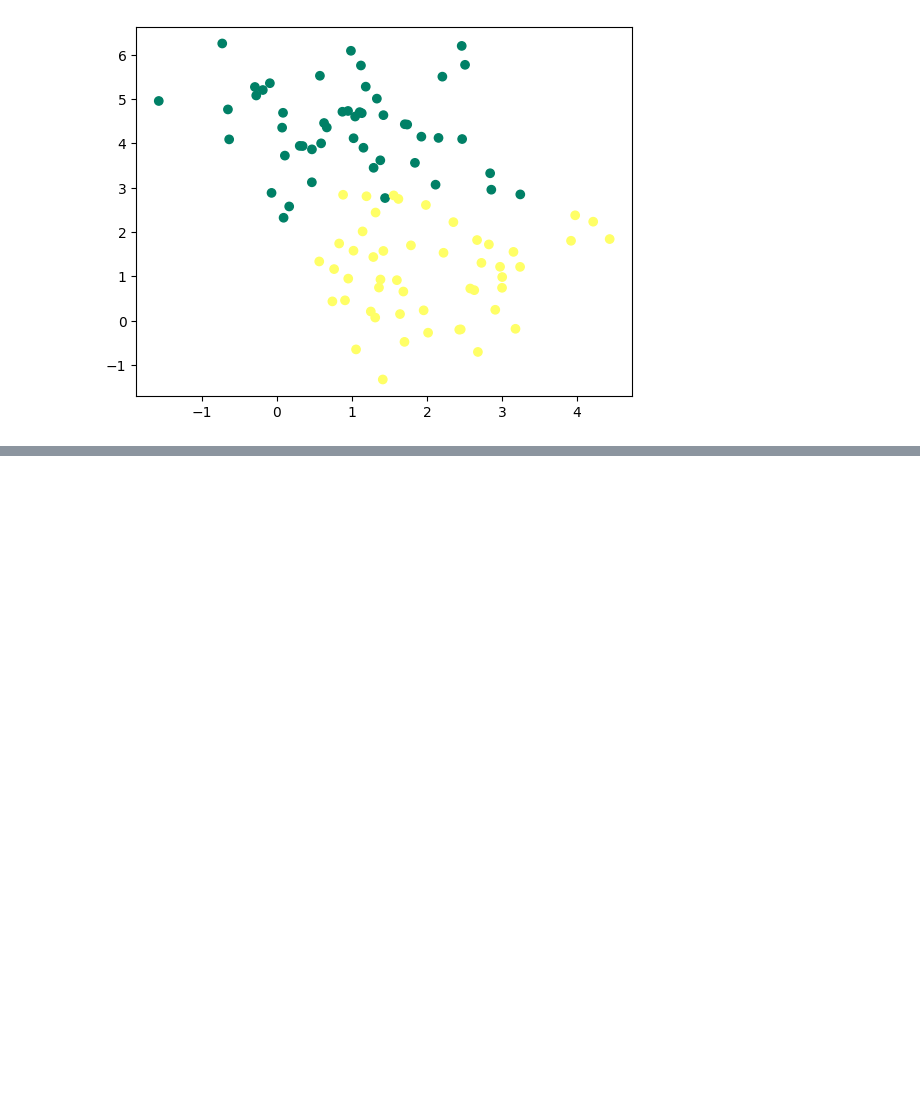
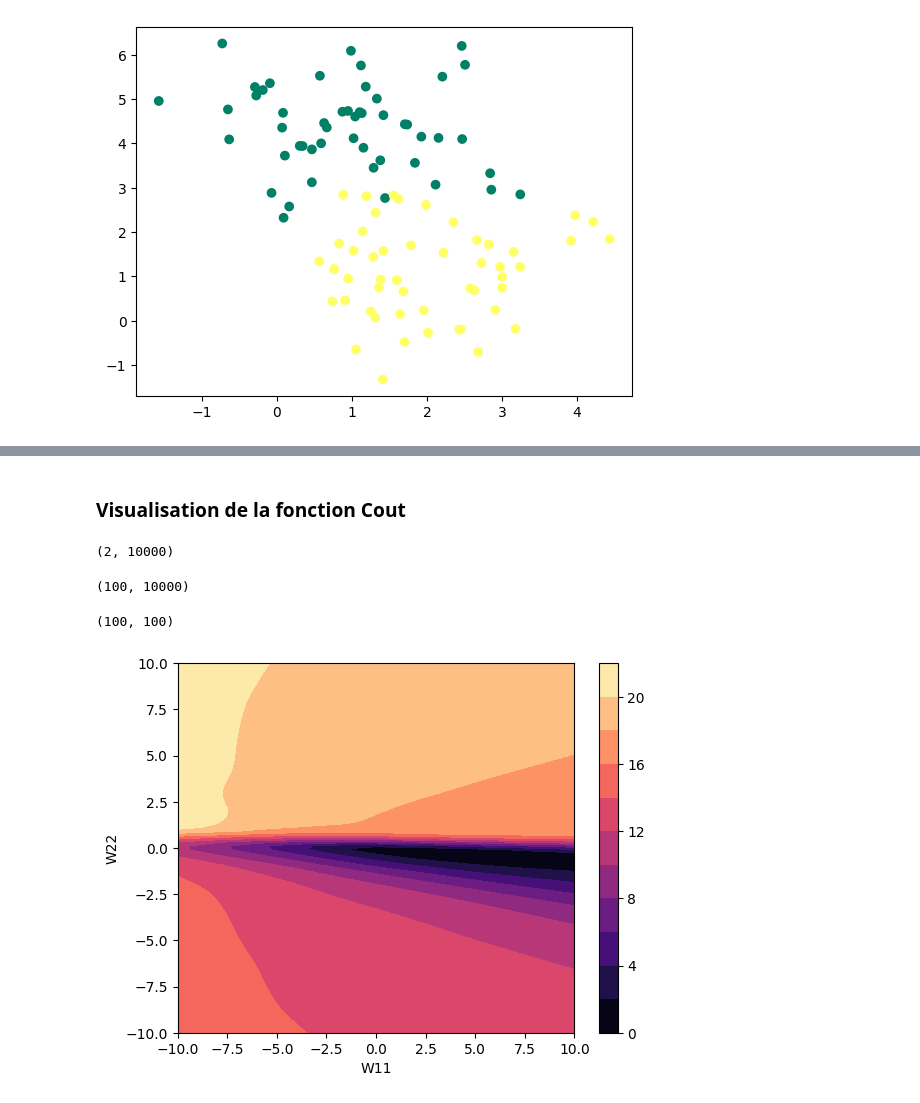
Before and after one commit to csdevignes/MachineLearniaCourse, a Jupyter notebook: Etape5_Perceptron.ipynb, the cells around one changed output, grey strips where cells are left out. Saved outputs shown, nothing was run; the diff lists cells and outputs as text; code cells hidden in the pictures; blank space fills up the shorter version.

```diff
--- a/Etape5_Perceptron.ipynb
+++ b/Etape5_Perceptron.ipynb
@@ -82,0 +220,40 @@ print(b)
+# %% [markdown]
+### Visualisation de la fonction Cout
+# %%
+lim = 10
+h = 100
+W1 = np.linspace(-lim, +lim, h)
+W2 = np.linspace(-lim, +lim, h)
+
+# On les combine dans une meshgrid qui contient 10 000 configuration possible avec les 2 paramètres
+W11, W22 = np.meshgrid(W1, W2)
+
+W_final = np.c_[W11.ravel(), W22.ravel()].T
+
+W_final.shape
+# %% [output]
+(2, 10000)
+# %%
+# On veut passer toutes ces configurations dans la fonction Z
+b = 0
+Z = X.dot(W_final) + b
+A = 1 / (1+np.exp(-Z))
+
+A.shape
+# %% [output]
+(100, 10000)
+# %%
+# On modifie la fonction logloss pour obtenir un cout pour chaque configuration parmis les 10000 (axis = 0)
+epsilon = 1e-15
+L = 1/len(y) * np.sum(-y*np.log(A + epsilon)-(1-y)*np.log(1-A +epsilon), axis=0).reshape(100,100)
+L.shape
+# %% [output]
+(100, 100)
+# %%
+plt.contourf(W11, W22, L, 10, cmap='magma')
+plt.colorbar()
+plt.xlabel('W11')
+plt.ylabel('W22')
+plt.show()
+# %% [output]
+[figure, added]
```
Also changed, not shown: parts of 34 cells of this notebook, 4 other files.
